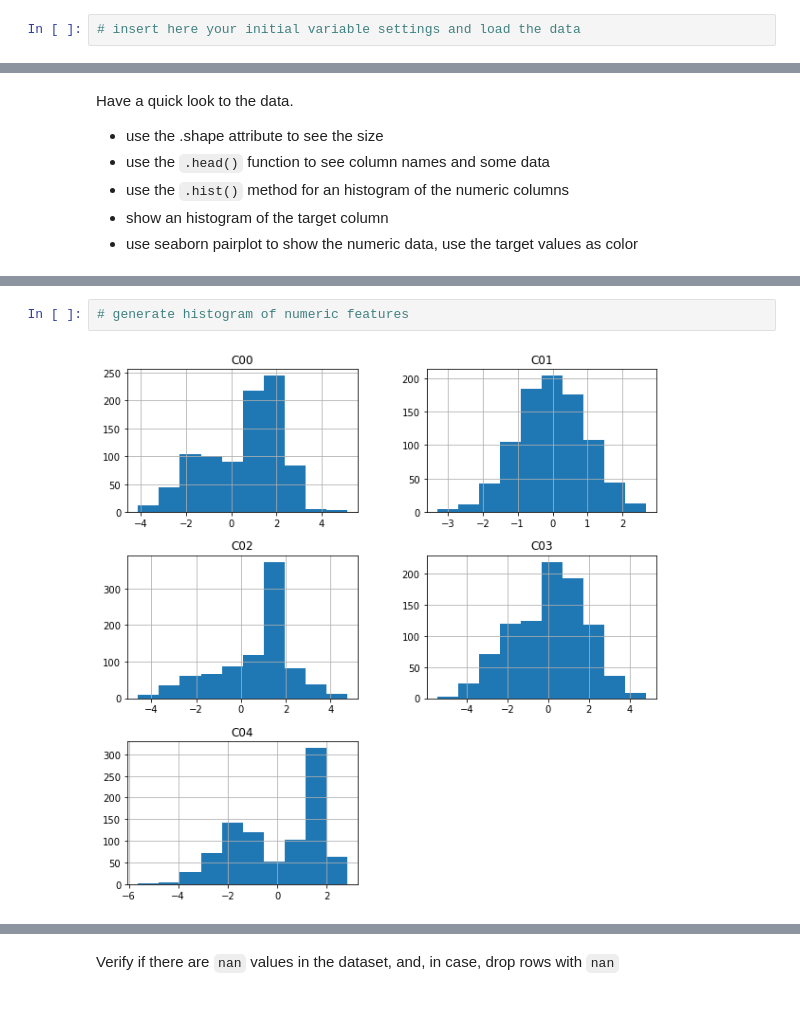
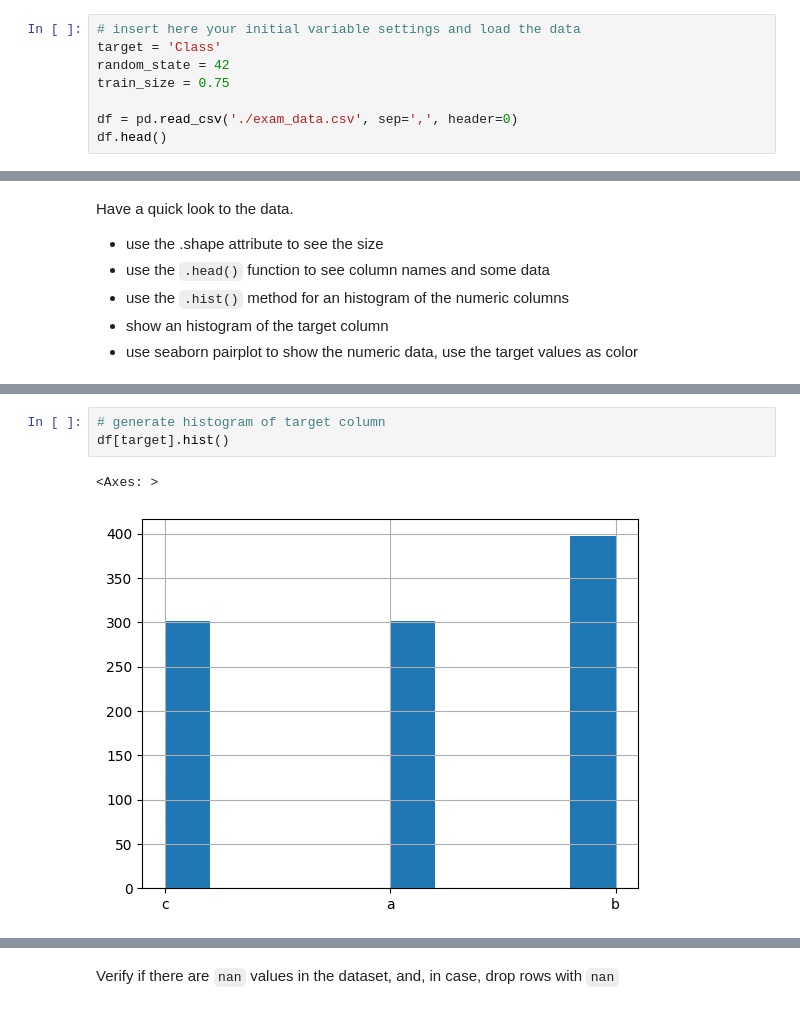
Before and after one commit to jcbraz/bbs-ml, a Jupyter notebook: mock_exam/python_lab_mock_exam_nocode.ipynb, the cells around one changed output, grey strips where cells are left out. Saved outputs shown, nothing was run; the diff lists cells and outputs as text.

```diff
--- a/mock_exam/python_lab_mock_exam_nocode.ipynb
+++ b/mock_exam/python_lab_mock_exam_nocode.ipynb
@@ -25,2 +28,8 @@ import seaborn as sns
 # %%
 # insert here your initial variable settings and load the data
+target = 'Class'
+random_state = 42
+train_size = 0.75
+
+df = pd.read_csv('./exam_data.csv', sep=',', header=0)
+df.head()
@@ -45,4 +70,6 @@ Shape of the input data (1000, 6)
 # %%
-# generate histogram of numeric features
+# generate histogram of target column
+df[target].hist()
 # %% [output]
+<Axes: >
-[figure, old version]
+[figure, new version]
```
Also changed, not shown: parts of 16 cells of this notebook, 4 other files.
